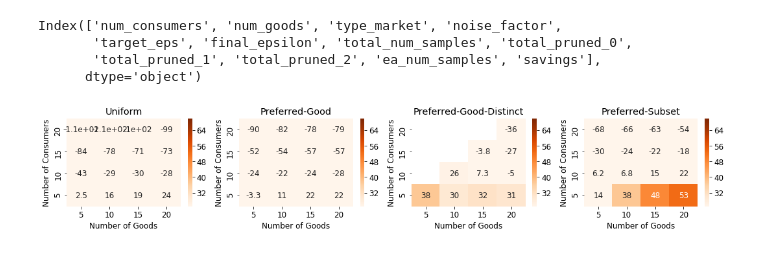
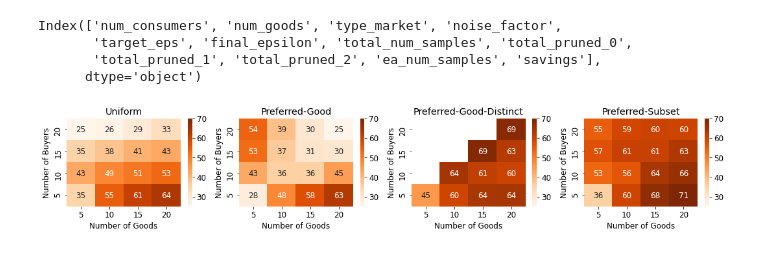
Before and after one commit to eareyan/noisyce, a Jupyter notebook: notebooks/EAP HeatMap.ipynb, the cells around one changed output. Drawn from its saved outputs; the diff is of its cells as text; code cells hidden in the pictures.

```diff
--- a/notebooks/EAP HeatMap.ipynb
+++ b/notebooks/EAP HeatMap.ipynb
@@ -78,22 +78,27 @@ def heatmap(type_of_market, eps, the_cmap, loc):
                      vmin=25, # This value is data dependent
                     ax = loc)
     ax.set_xlabel('Number of Goods')
-    ax.set_ylabel('Number of Consumers')
+    ax.set_ylabel('Number of Buyers')
     #ax.set_title(f'EAP data relative savings (as a % of EA samples), eps = {eps}, \n market = {type_of_market}')
     ax.set_title(f'{market_name[type_of_market]}')
     plt.tight_layout()
     #plt.savefig(f'/Users/enriqueareyan/Documents/workspace/noisyce/plots/eap_savings_eps_{eps}_type_{type_of_market}.png', figsize=(1, 1), dpi=150)
 # %%
+type_of_markets = ['uniform_random_distribution',
+                   'preferred_good_distribution',
+                   'preferred_distinct_good_distribution',
+                   'preferred_subset_distribution']
+
 font = {'size': 12}
 matplotlib.rc('font', **font)
 
 #fig, axs = plt.subplots(nrows=1, ncols=4, figsize=(10, 8.5))  # Size for only 4 plots, 2 by 2
 fig, axs = plt.subplots(nrows=1, ncols=4, figsize=(15, 3))  # Size for only 4 plots, 1 by 4
-eps = 0.2
+eps = 0.05
 heatmap(type_of_markets[0], eps, cmaps[4], axs[0])
 heatmap(type_of_markets[1], eps, cmaps[4], axs[1])
 heatmap(type_of_markets[2], eps, cmaps[4], axs[2])
 heatmap(type_of_markets[3], eps, cmaps[4], axs[3])
 plt.savefig(f'/Users/enriqueareyan/Documents/workspace/noisyce/plots/eap_savings_eps_{eps}.png', figsize=(1, 1), dpi=150)
 # %% [output]
-[figure, old version]
+[figure, new version]
```
